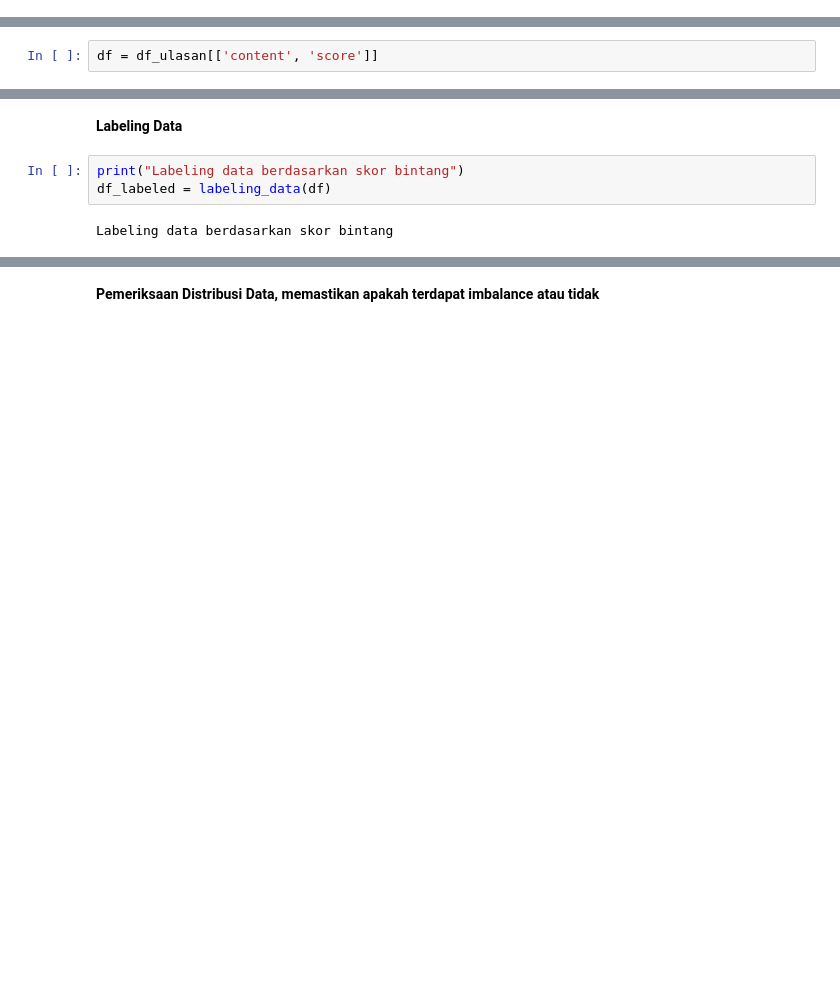
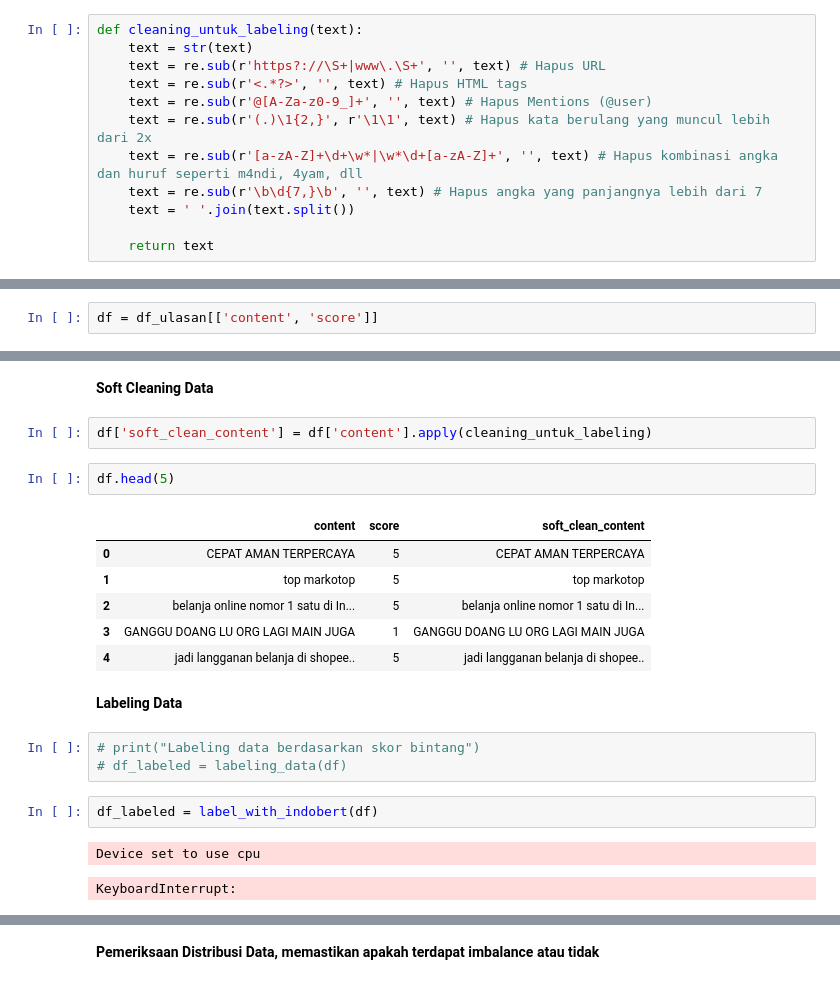
Before and after one commit to ArmFriiz/Dicoding-Submission-FDL, a Jupyter notebook: Analisis Sentimen/scraping.ipynb, the cells around one changed output, grey strips where cells are left out. Cells and saved outputs as stored; diff of their text form; blank space fills up the shorter version.

```diff
--- a/Analisis Sentimen/scraping.ipynb
+++ b/Analisis Sentimen/scraping.ipynb
@@ -126,3 +148,15 @@ def label_with_indobert(df):
+# %%
+def cleaning_untuk_labeling(text):
+    text = str(text)
+    text = re.sub(r'https?://\S+|www\.\S+', '', text) # Hapus URL
+    text = re.sub(r'<.*?>', '', text) # Hapus HTML tags
+    text = re.sub(r'@[A-Za-z0-9_]+', '', text) # Hapus Mentions (@user)
+    text = re.sub(r'(.)\1{2,}', r'\1\1', text) # Hapus kata berulang yang muncul lebih dari 2x
+    text = re.sub(r'[a-zA-Z]+\d+\w*|\w*\d+[a-zA-Z]+', '', text) # Hapus kombinasi angka dan huruf seperti m4ndi, 4yam, dll
+    text = re.sub(r'\b\d{7,}\b', '', text) # Hapus angka yang panjangnya lebih dari 7
+    text = ' '.join(text.split())
+
+    return text
 # %% [markdown]
 **Main Section**
 # %%
@@ -253,9 +231,25 @@ Ukuran Data Setelah Pembersihan NaN dan Duplicated: (47779, 2)
+# %% [markdown]
+**Soft Cleaning Data**
+# %%
+df['soft_clean_content'] = df['content'].apply(cleaning_untuk_labeling)
+# %%
+df.head(5)
+# %% [output]
+|  | content | score | soft_clean_content |
+| 0 | CEPAT AMAN TERPERCAYA | 5 | CEPAT AMAN TERPERCAYA |
+| 1 | top markotop | 5 | top markotop |
+| 2 | belanja online nomor 1 satu di In... | 5 | belanja online nomor 1 satu di In... |
+| 3 | GANGGU DOANG LU ORG LAGI MAIN JUGA | 1 | GANGGU DOANG LU ORG LAGI MAIN JUGA |
+| 4 | jadi langganan belanja di shopee.. | 5 | jadi langganan belanja di shopee.. |
 # %% [markdown]
 **Labeling Data**
 # %%
-print("Labeling data berdasarkan skor bintang")
-df_labeled = labeling_data(df)
+# print("Labeling data berdasarkan skor bintang")
+# df_labeled = labeling_data(df)
-# %% [output]
-Labeling data berdasarkan skor bintang
+# %%
+df_labeled = label_with_indobert(df)
+# %% [output]
+Device set to use cpu
+KeyboardInterrupt:
 # %%
 df_labeled.head(5)
```
Also changed, not shown: parts of 29 cells of this notebook.
